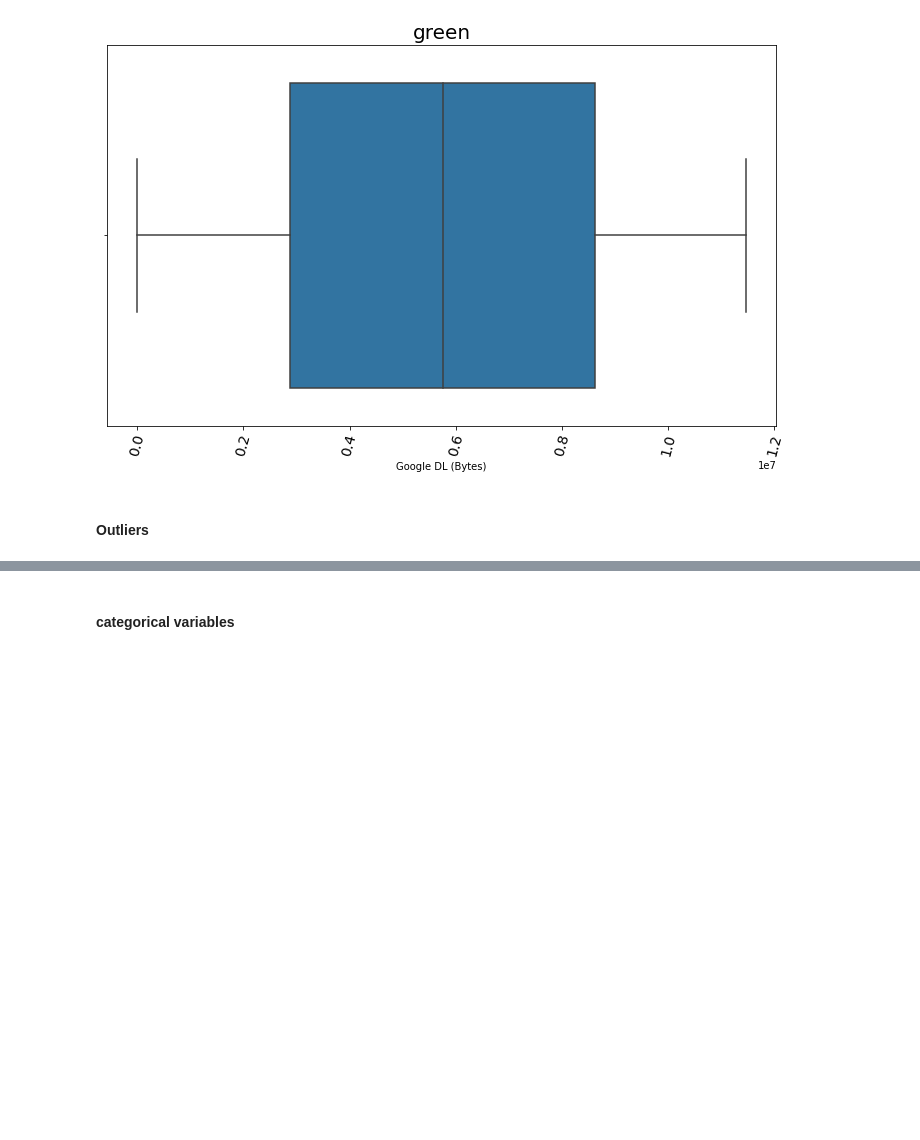
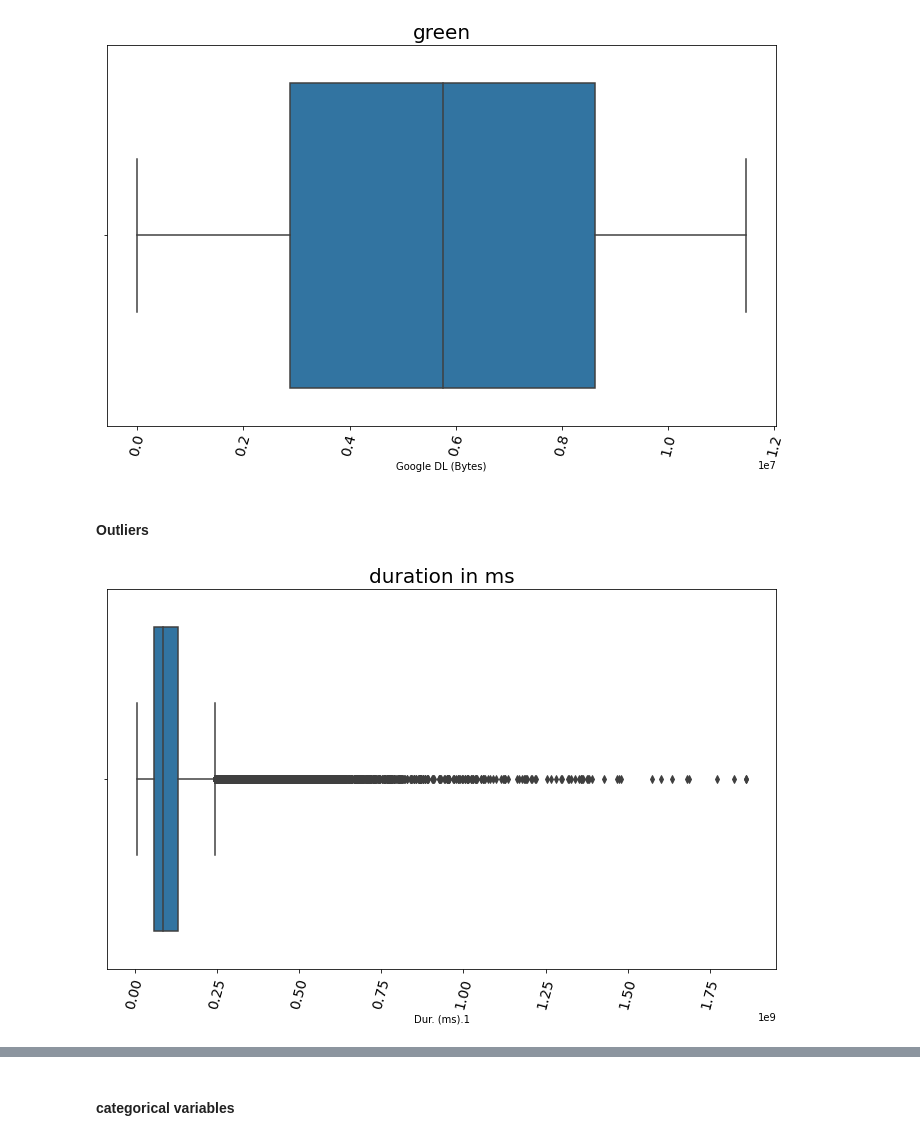
Before and after one commit to ekubay/Telecom-Data-Analysis, a Jupyter notebook: notebooks/Data_Exploration.ipynb, the cells around one changed output, grey strips where cells are left out. Cells and saved outputs as stored; diff of their text form; code cells hidden in the pictures; blank space fills up the shorter version.

```diff
--- a/notebooks/Data_Exploration.ipynb
+++ b/notebooks/Data_Exploration.ipynb
@@ -571,2 +583,4 @@ plot_box(df_clean, "time_in_hospital", "time in hospital outliers")
 # %%
-plot_box(dfExp, "num_lab_procedures", "number of lab procedures outliers")
+plot_box(df_clean, "Dur. (ms).1", "duration in ms")
+# %% [output]
+[figure, added]
```
Also changed, not shown: parts of 25 cells of this notebook.
